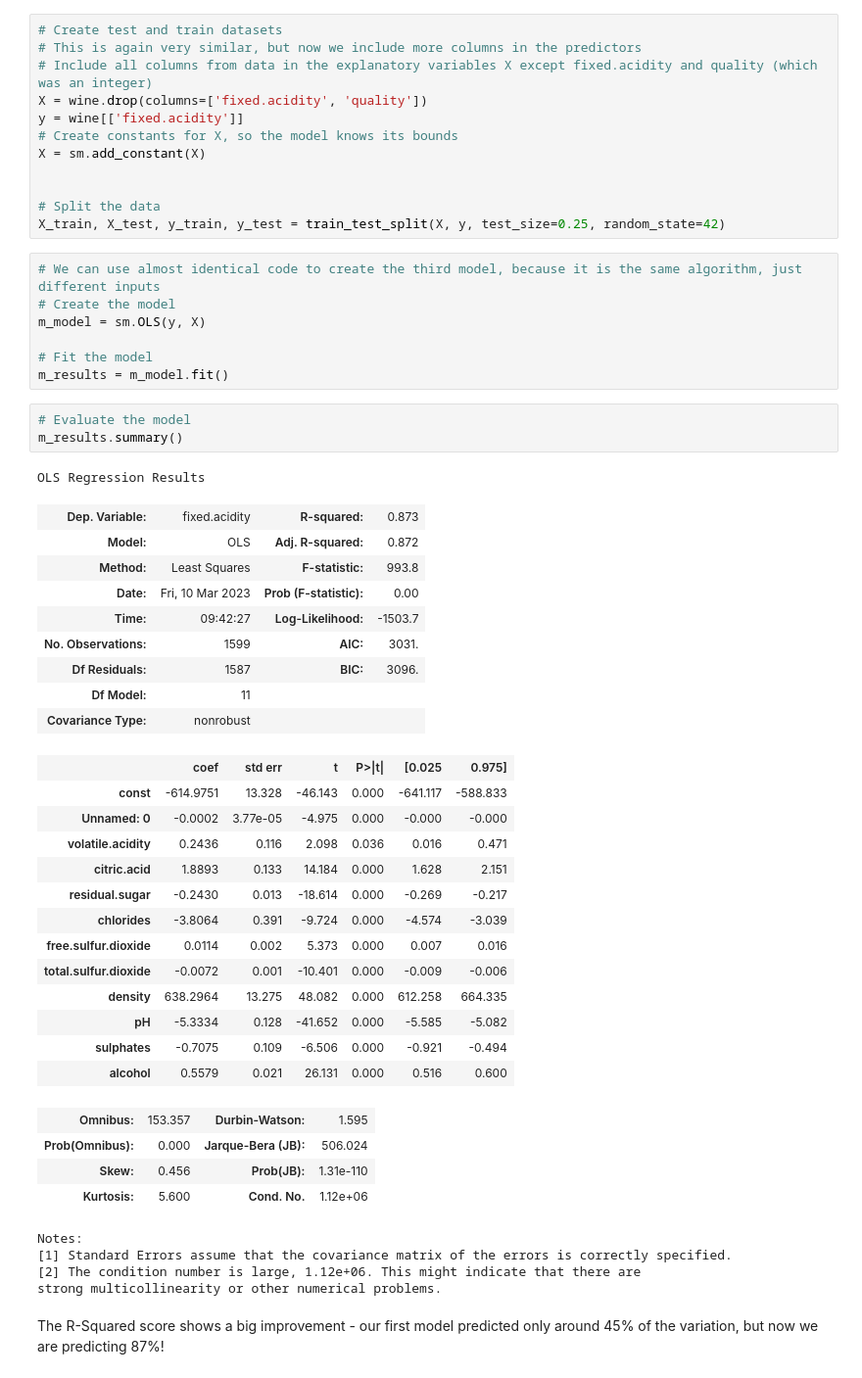
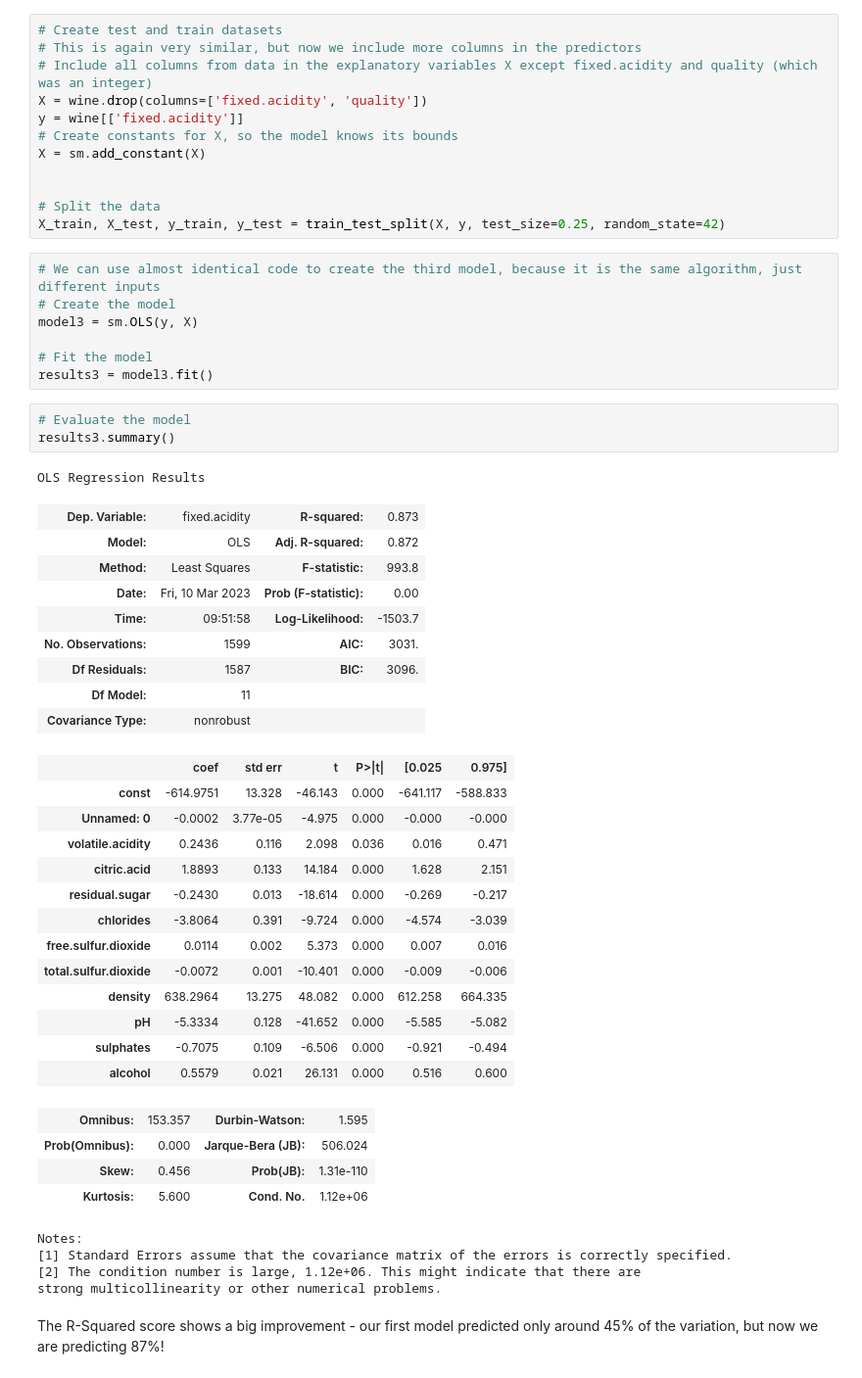
Before and after one commit to BrettlyCD/linear-regression, a Jupyter notebook: Springboard Regression Case Study - the Red Wine Dataset - Tier 3.ipynb, the cells around one changed output. Shown at 98% size. Saved outputs shown, nothing was run; the diff lists cells and outputs as text.

```diff
--- a/Springboard Regression Case Study - the Red Wine Dataset - Tier 3.ipynb
+++ b/Springboard Regression Case Study - the Red Wine Dataset - Tier 3.ipynb
@@ -434,20 +434,20 @@ X_train, X_test, y_train, y_test = train_test_split(X, y, test_size=0.25, random
 # %%
 # We can use almost identical code to create the third model, because it is the same algorithm, just different inputs
 # Create the model
-m_model = sm.OLS(y, X)
+model3 = sm.OLS(y, X)
 
 # Fit the model
-m_results = m_model.fit()
+results3 = model3.fit()
 # %%
 # Evaluate the model
-m_results.summary()
+results3.summary()
 # %% [output]
 OLS Regression Results
 | Dep. Variable: | fixed.acidity | R-squared: | 0.873 |
 | Model: | OLS | Adj. R-squared: | 0.872 |
 | Method: | Least Squares | F-statistic: | 993.8 |
 | Date: | Fri, 10 Mar 2023 | Prob (F-statistic): | 0.00 |
-| Time: | 09:42:27 | Log-Likelihood: | -1503.7 |
+| Time: | 09:51:58 | Log-Likelihood: | -1503.7 |
 | No. Observations: | 1599 | AIC: | 3031. |
 | Df Residuals: | 1587 | BIC: | 3096. |
 | Df Model: | 11 |  |  |
```
Also changed, not shown: parts of 5 cells of this notebook.
